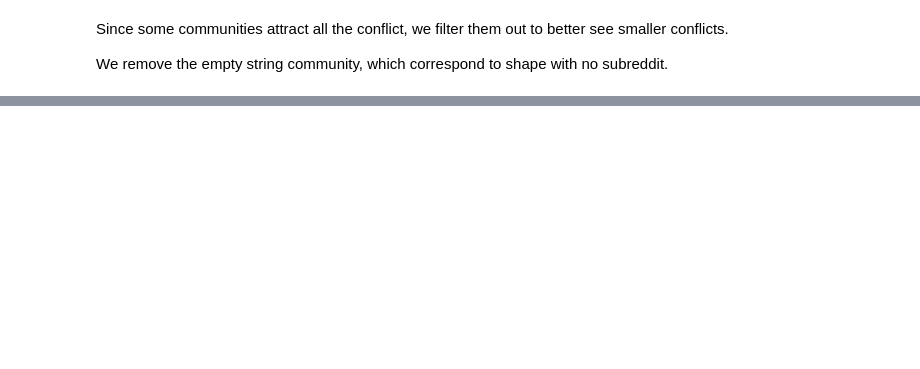
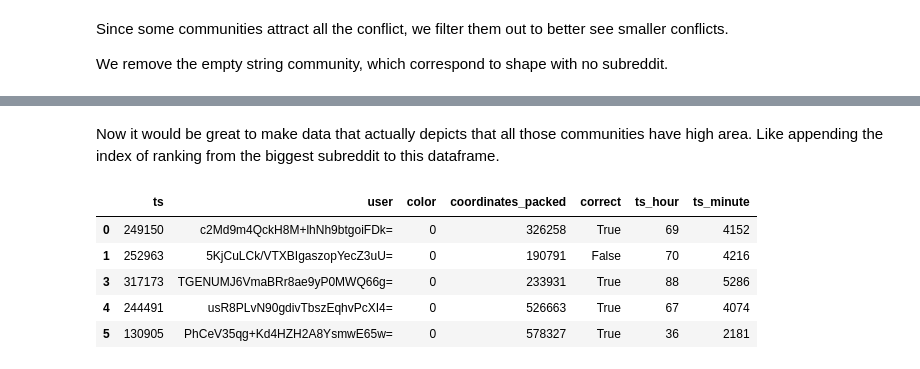
Before and after one commit to cedricviaccoz/warsonrplace, a Jupyter notebook: General conflict.ipynb, the cells around one changed output, grey strips where cells are left out. Cells and saved outputs as stored; diff of their text form; code cells hidden in the pictures; blank space fills up the shorter version.

Commit message:
First draft of biggest conflict categorisation and analysis

```diff
--- a/General conflict.ipynb
+++ b/General conflict.ipynb
@@ -499,0 +538,11 @@ with pd.option_context('display.max_rows', 1000):
+# %% [markdown]
+Now it would be great to make data that actually depicts that all those communities have high area. Like appending the index of ranking from the biggest subreddit to this dataframe.
+# %%
+dataset.head()
+# %% [output]
+|  | ts | user | color | coordinates_packed | correct | ts_hour | ts_minute |
+| 0 | 249150 | c2Md9m4QckH8M+lhNh9btgoiFDk= | 0 | 326258 | True | 69 | 4152 |
+| 1 | 252963 | 5KjCuLCk/VTXBIgaszopYecZ3uU= | 0 | 190791 | False | 70 | 4216 |
+| 3 | 317173 | TGENUMJ6VmaBRr8ae9yP0MWQ66g= | 0 | 233931 | True | 88 | 5286 |
+| 4 | 244491 | usR8PLvN90gdivTbszEqhvPcXI4= | 0 | 526663 | True | 67 | 4074 |
+| 5 | 130905 | PhCeV35qg+Kd4HZH2A8YsmwE65w= | 0 | 578327 | True | 36 | 2181 |
```
Also changed, not shown: parts of 5 cells of this notebook, 1 other file.
